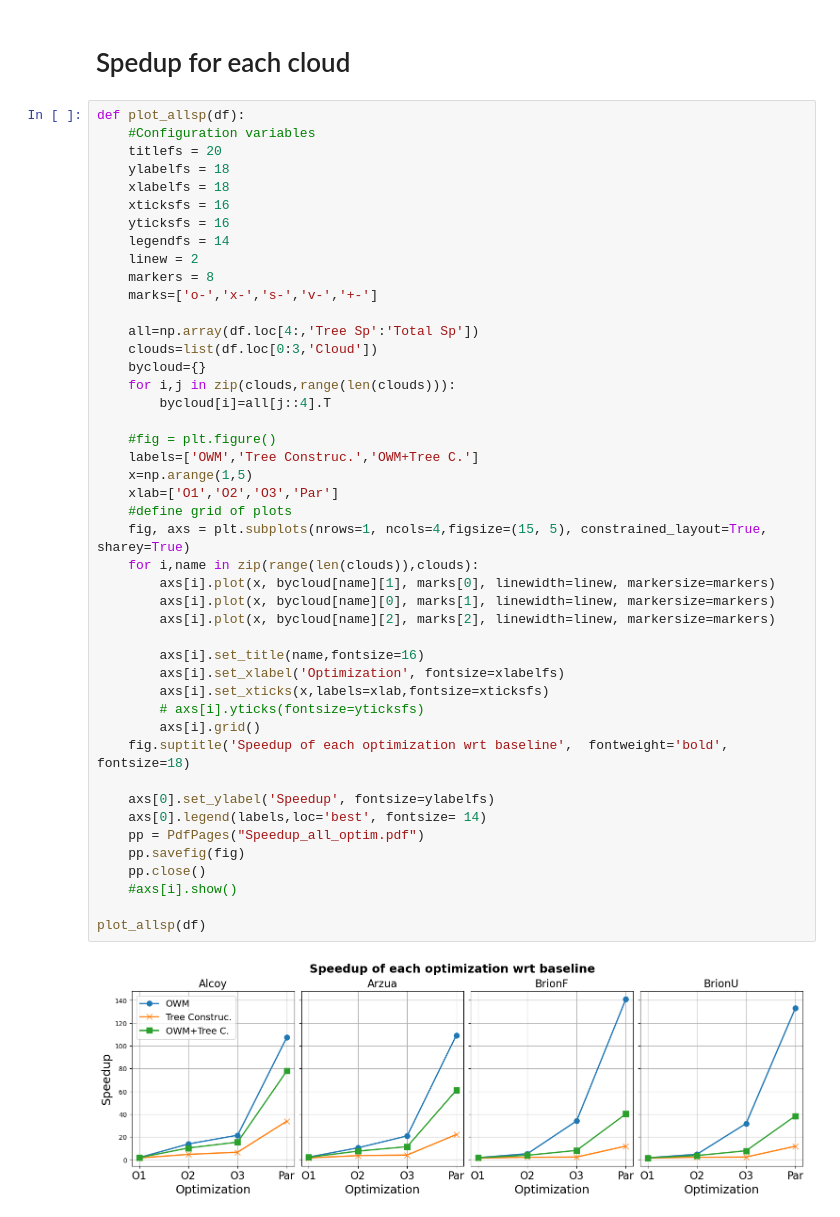
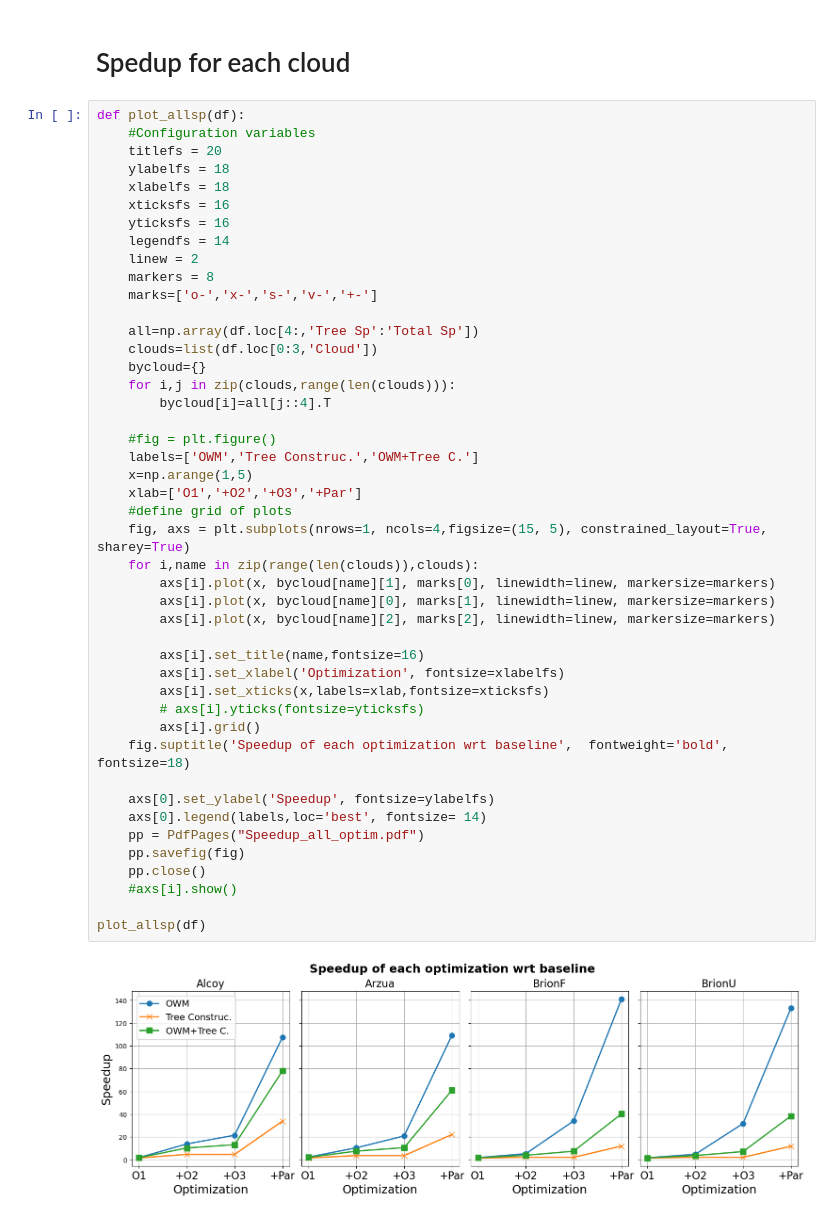
Before and after one commit to PPMC-DAC/FastOWM, a Jupyter notebook: Results/process_all_optimizations.ipynb, the cells around one changed output. Drawn from its saved outputs; the diff is of its cells as text.

```diff
--- a/Results/process_all_optimizations.ipynb
+++ b/Results/process_all_optimizations.ipynb
@@ -164,32 +164,32 @@ def plot_allsp(df):
     bycloud={}
     for i,j in zip(clouds,range(len(clouds))):
         bycloud[i]=all[j::4].T
 
     #fig = plt.figure()
     labels=['OWM','Tree Construc.','OWM+Tree C.']
     x=np.arange(1,5)
-    xlab=['O1','O2','O3','Par']
+    xlab=['O1','+O2','+O3','+Par']
     #define grid of plots
     fig, axs = plt.subplots(nrows=1, ncols=4,figsize=(15, 5), constrained_layout=True, sharey=True)
     for i,name in zip(range(len(clouds)),clouds):
         axs[i].plot(x, bycloud[name][1], marks[0], linewidth=linew, markersize=markers)
         axs[i].plot(x, bycloud[name][0], marks[1], linewidth=linew, markersize=markers)
         axs[i].plot(x, bycloud[name][2], marks[2], linewidth=linew, markersize=markers)
 
         axs[i].set_title(name,fontsize=16)
         axs[i].set_xlabel('Optimization', fontsize=xlabelfs)
         axs[i].set_xticks(x,labels=xlab,fontsize=xticksfs)
         # axs[i].yticks(fontsize=yticksfs)
         axs[i].grid()
     fig.suptitle('Speedup of each optimization wrt baseline',  fontweight='bold', fontsize=18)
 
     axs[0].set_ylabel('Speedup', fontsize=ylabelfs)
     axs[0].legend(labels,loc='best', fontsize= 14)
     pp = PdfPages("Speedup_all_optim.pdf")
     pp.savefig(fig)
     pp.close()
     #axs[i].show()
 
 plot_allsp(df)
 # %% [output]
-[figure, old version]
+[figure, new version]
```
Also changed, not shown: parts of 10 cells of this notebook.
